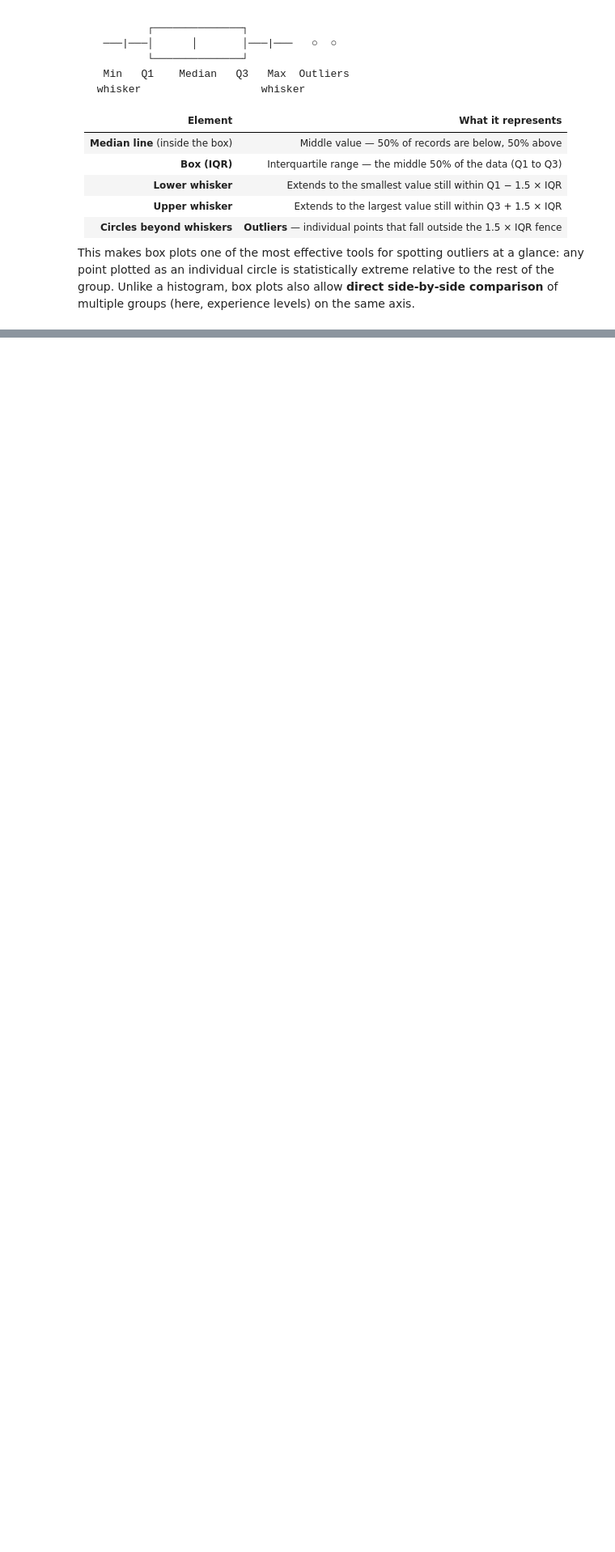
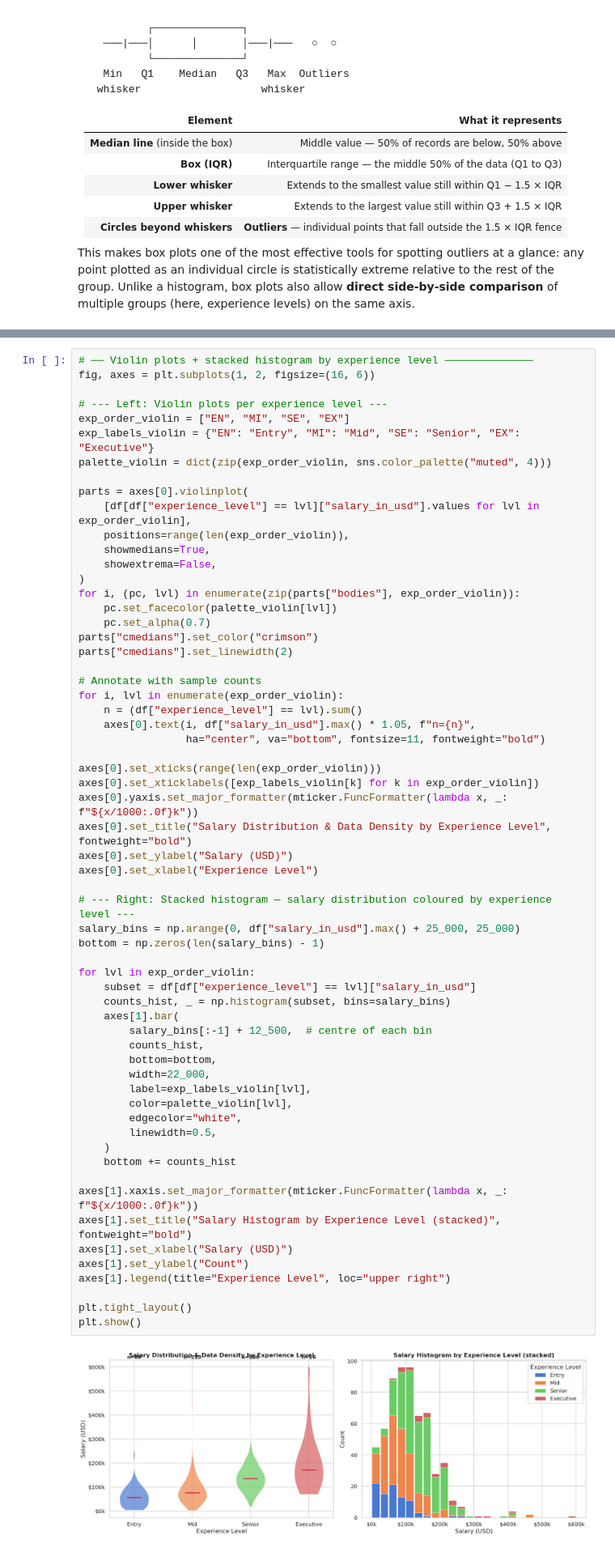
Before and after one commit to amir-hilal/salary-prediction, a Jupyter notebook: notebooks/eda.ipynb, the cells around one changed output, grey strips where cells are left out. Shown at 81% size. Saved outputs shown, nothing was run; the diff lists cells and outputs as text; blank space fills up the shorter version.

```diff
--- a/notebooks/eda.ipynb
+++ b/notebooks/eda.ipynb
@@ -426,0 +413,63 @@ This makes box plots one of the most effective tools for spotting outliers at a
+# %%
+# ── Violin plots + stacked histogram by experience level ──────────────
+fig, axes = plt.subplots(1, 2, figsize=(16, 6))
+
+# --- Left: Violin plots per experience level ---
+exp_order_violin = ["EN", "MI", "SE", "EX"]
+exp_labels_violin = {"EN": "Entry", "MI": "Mid", "SE": "Senior", "EX": "Executive"}
+palette_violin = dict(zip(exp_order_violin, sns.color_palette("muted", 4)))
+
+parts = axes[0].violinplot(
+    [df[df["experience_level"] == lvl]["salary_in_usd"].values for lvl in exp_order_violin],
+    positions=range(len(exp_order_violin)),
+    showmedians=True,
+    showextrema=False,
+)
+for i, (pc, lvl) in enumerate(zip(parts["bodies"], exp_order_violin)):
+    pc.set_facecolor(palette_violin[lvl])
+    pc.set_alpha(0.7)
+parts["cmedians"].set_color("crimson")
+parts["cmedians"].set_linewidth(2)
+
+# Annotate with sample counts
+for i, lvl in enumerate(exp_order_violin):
+    n = (df["experience_level"] == lvl).sum()
+    axes[0].text(i, df["salary_in_usd"].max() * 1.05, f"n={n}",
+                 ha="center", va="bottom", fontsize=11, fontweight="bold")
+
+axes[0].set_xticks(range(len(exp_order_violin)))
+axes[0].set_xticklabels([exp_labels_violin[k] for k in exp_order_violin])
+axes[0].yaxis.set_major_formatter(mticker.FuncFormatter(lambda x, _: f"${x/1000:.0f}k"))
+axes[0].set_title("Salary Distribution & Data Density by Experience Level", fontweight="bold")
+axes[0].set_ylabel("Salary (USD)")
+axes[0].set_xlabel("Experience Level")
+
+# --- Right: Stacked histogram — salary distribution coloured by experience level ---
+salary_bins = np.arange(0, df["salary_in_usd"].max() + 25_000, 25_000)
+bottom = np.zeros(len(salary_bins) - 1)
+
+for lvl in exp_order_violin:
+    subset = df[df["experience_level"] == lvl]["salary_in_usd"]
+    counts_hist, _ = np.histogram(subset, bins=salary_bins)
+    axes[1].bar(
+        salary_bins[:-1] + 12_500,  # centre of each bin
+        counts_hist,
+        bottom=bottom,
+        width=22_000,
+        label=exp_labels_violin[lvl],
+        color=palette_violin[lvl],
+        edgecolor="white",
+        linewidth=0.5,
+    )
+    bottom += counts_hist
+
+axes[1].xaxis.set_major_formatter(mticker.FuncFormatter(lambda x, _: f"${x/1000:.0f}k"))
+axes[1].set_title("Salary Histogram by Experience Level (stacked)", fontweight="bold")
+axes[1].set_xlabel("Salary (USD)")
+axes[1].set_ylabel("Count")
+axes[1].legend(title="Experience Level", loc="upper right")
+
+plt.tight_layout()
+plt.show()
+# %% [output]
+[figure, added]
```
Also changed, not shown: parts of 3 cells of this notebook, 3 other files.
